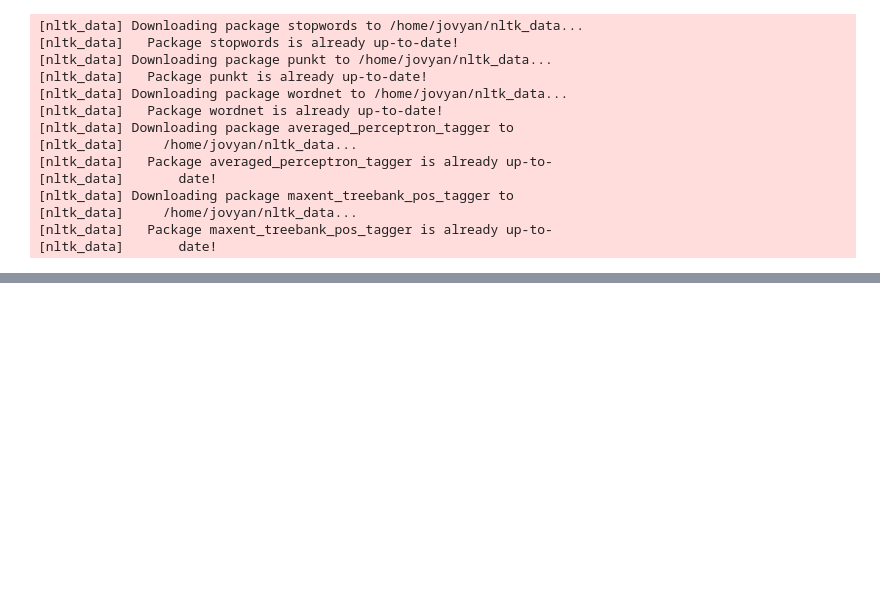
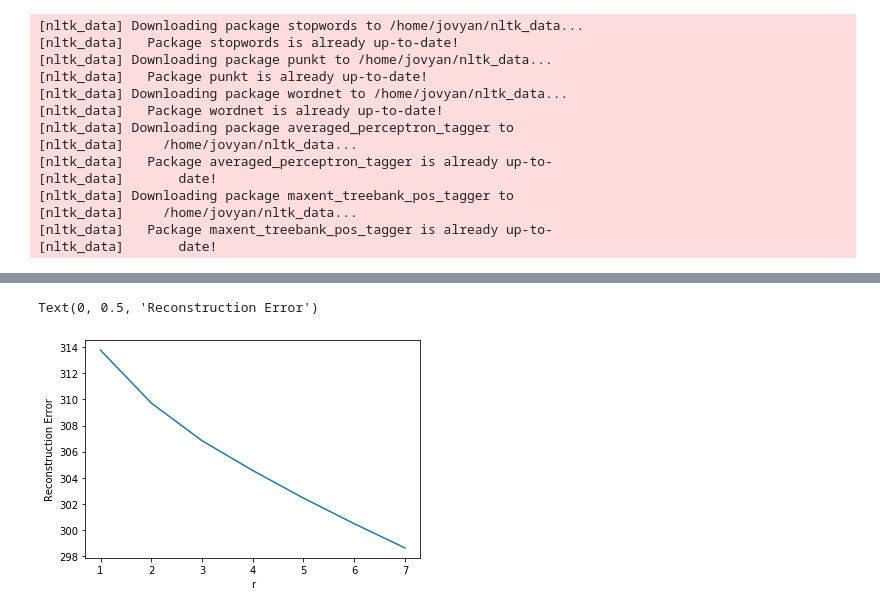
Before and after one commit to LawrenceGlenn/Exploration_of_Patent_Data, a Jupyter notebook: Untitled.ipynb, the cells around one changed output, grey strips where cells are left out. Cells and saved outputs as stored; diff of their text form; code cells hidden in the pictures; blank space fills up the shorter version.

```diff
--- a/Untitled.ipynb
+++ b/Untitled.ipynb
@@ -175,0 +133,11 @@ print(document_tf_matrix)
+# %%
+
+
+error = [fit_nmf_count(i) for i in range(1,8)]
+plt.plot(range(1,8), error)
+plt.xticks(range(1, 8))
+plt.xlabel('r')
+plt.ylabel('Reconstruction Error')
+# %% [output]
+Text(0, 0.5, 'Reconstruction Error')
+[figure, added]
```
Also changed, not shown: parts of 23 cells of this notebook, 2 other files.
